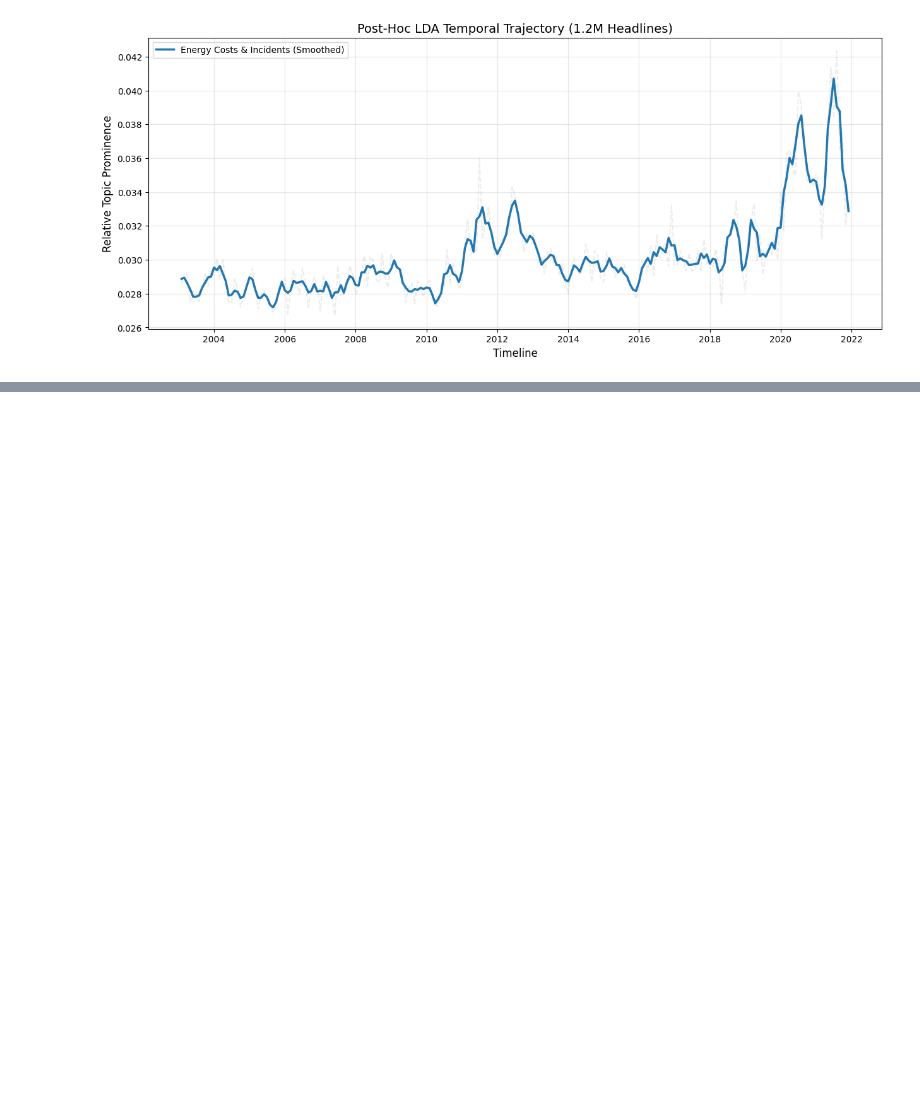
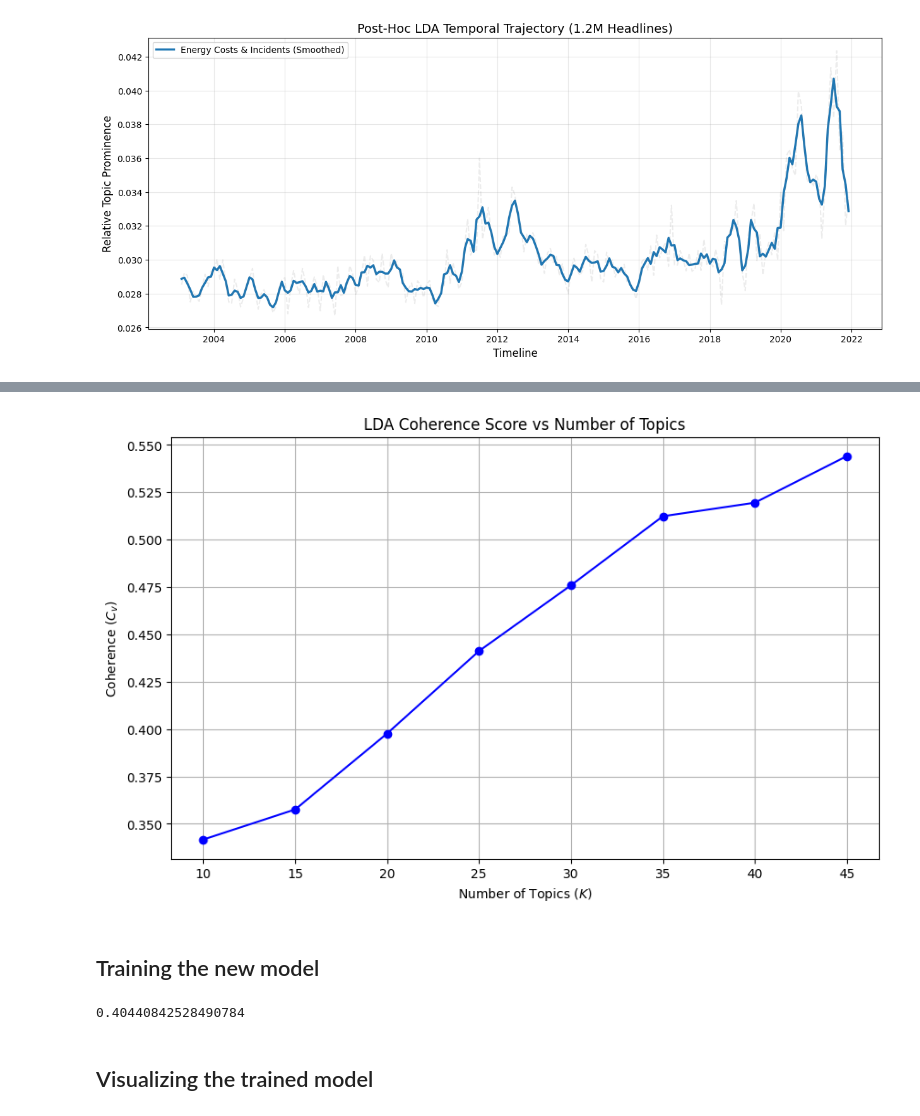
Before and after one commit to almin-byte/million-headlines-topic-modeling, a Jupyter notebook: LDA with gensim and spaCy.ipynb, the cells around one changed output, grey strips where cells are left out. Drawn from its saved outputs; the diff is of its cells as text; code cells hidden in the pictures; blank space fills up the shorter version.

Commit message:
began fine-tuning process for lda model

```diff
--- a/LDA with gensim and spaCy.ipynb
+++ b/LDA with gensim and spaCy.ipynb
@@ -682,0 +688,7 @@ plt.show()
+# %%
+with open(f'{folder_path}clean_docs.pkl', 'rb') as f:
+    clean_docs = pickle.load(f)
+# %%
+id2word_ft = corpora.Dictionary(clean_docs)
+id2word_ft.filter_extremes(no_below=20, no_above=.3, keep_n=50000)
+corpus_ft = [id2word_ft.doc2bow(text) for text in clean_docs]
@@ -682,0 +697,20 @@ plt.show()
+# %%
+topic_range = np.arange(10, 50, 5)
+c_vals = []
+
+for k in topic_range:
+  print(f"Testing K={k}...")
+
+  lda_topic_range = gensim.models.LdaModel(
+                    corpus=corpus_ft,
+                    id2word=id2word_ft,
+                    num_topics=k,
+                    random_state = 111,
+                    update_every=1,
+                    chunksize=10000,
+                    passes=10,
+                    alpha='auto',
+                    eta='auto'
+                    )
+  cm = CoherenceModel(model=lda_topic_range, texts=clean_docs, dictionary=id2word_ft, coherence='c_v')
+  c_vals.append(cm.get_coherence())
@@ -682,0 +726,31 @@ plt.show()
+# %%
+plt.figure(figsize=(10, 6))
+plt.plot(topic_range, c_vals, marker='o', color='b', linestyle='-')
+plt.title("LDA Coherence Score vs Number of Topics")
+plt.xlabel("Number of Topics ($K$)")
+plt.ylabel("Coherence ($C_v$)")
+plt.grid(True)
+plt.show()
+# %% [output]
+[figure, added]
+# %% [markdown]
+## Training the new model
+# %%
+lda_20 = gensim.models.LdaModel(
+          corpus=corpus_ft,
+          id2word=id2word_ft,
+          num_topics=20,
+          random_state = 111,
+          update_every=1,
+          chunksize=10000,
+          passes=20,
+          alpha='auto',
+          eta='auto'
+          )
+
+c_v = CoherenceModel(model=lda_20, texts=clean_docs, dictionary=id2word_ft, coherence='c_v')
+print(c_v.get_coherence())
+# %% [output]
+0.40440842528490784
+# %% [markdown]
+## Visualizing the trained model
```
Also changed, not shown: parts of 13 cells of this notebook.
